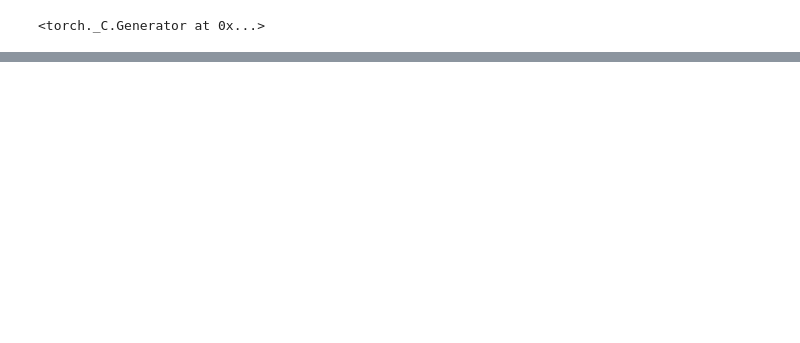
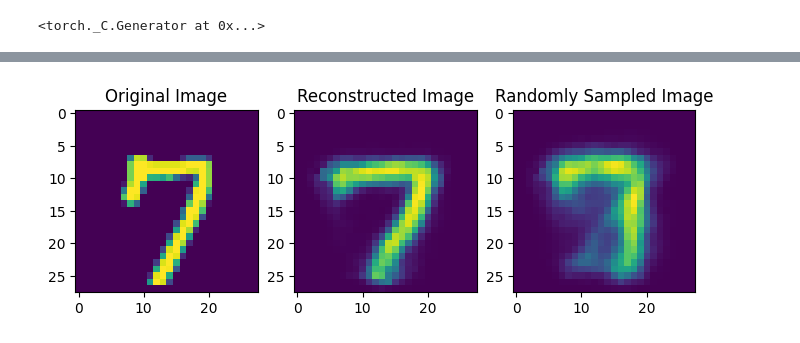
Before and after one commit to asdf93074/Autoencoders, a Jupyter notebook: Vae-MNIST.ipynb, the cells around one changed output, grey strips where cells are left out. Cells and saved outputs as stored; diff of their text form; code cells hidden in the pictures; blank space fills up the shorter version.

```diff
--- a/Vae-MNIST.ipynb
+++ b/Vae-MNIST.ipynb
@@ -7,13 +7,13 @@ from torchvision.transforms import v2
 from torch.utils.data import DataLoader, random_split
 import matplotlib.pyplot as plt
 
+device = torch.device('cpu' if torch.cuda.is_available() else 'cpu')
+
 np.random.seed(42)
 torch.manual_seed(42)
 # %% [output]
 <torch._C.Generator at 0x...>
 # %%
-device = torch.device('cuda' if torch.cuda.is_available() else 'cpu')
-
 transforms = v2.Compose([
     v2.ToTensor(),
 ])
@@ -146,8 +145,8 @@ class Net(nn.Module):
             nn.Linear(512, in_channels, device=device),
             nn.Sigmoid(),
         )
-        self.ln_mean = nn.Sequential(nn.Linear(out_channels, out_channels, device=device), nn.Sigmoid())
-        self.ln_var  = nn.Sequential(nn.Linear(out_channels, out_channels, device=device), nn.Sigmoid())
+        self.ln_mean = nn.Sequential(nn.Linear(out_channels, out_channels, device=device), nn.LayerNorm(out_channels), nn.Sigmoid())
+        self.ln_var  = nn.Sequential(nn.Linear(out_channels, out_channels, device=device), nn.LayerNorm(out_channels), nn.Sigmoid())
 
 
     def forward(self, input):
@@ -172,8 +171,8 @@ class Net(nn.Module):
     def decode(self, embd):
         return self.decoder(embd)
 # %%
-model = Net(784, 20)
-solver = Solver(model, lr=0.001, batch_size=batch_size, criterion=nn.BCELoss)
+model = Net(784, 100)
+solver = Solver(model, lr=0.005, batch_size=batch_size, criterion=nn.BCELoss)
 solver.set_data_loader(train_loader, 'train')
 solver.set_data_loader(val_loader, 'val')
 # %%
@@ -198,0 +216,27 @@ plt.imshow(x.reshape(28, 28).cpu().detach().numpy())
+# %%
+columns = 3
+rows = 1
+w = 10
+h = 2
+fig = plt.figure(figsize=(8, 8))
+
+fig.add_subplot(rows, columns, 1)
+img = train_set[83][0]
+plt.title("Original Image")
+plt.imshow(img.reshape(28, 28).cpu().detach().numpy())
+
+fig.add_subplot(rows, columns, 2)
+recon_img = img.to(device).reshape(1, 784)
+x, _, _ = model(recon_img)
+plt.title("Reconstructed Image")
+plt.imshow(x.reshape(28, 28).cpu().detach().numpy())
+
+fig.add_subplot(rows, columns, 3)
+rand_img = torch.randn_like(img).to(device).reshape(1, 784)
+x, _, _ = model(rand_img)
+plt.title("Randomly Sampled Image")
+plt.imshow(x.reshape(28, 28).cpu().detach().numpy())
+
+plt.show()
+# %% [output]
+[figure, added]
```
Also changed, not shown: parts of 6 cells of this notebook.
